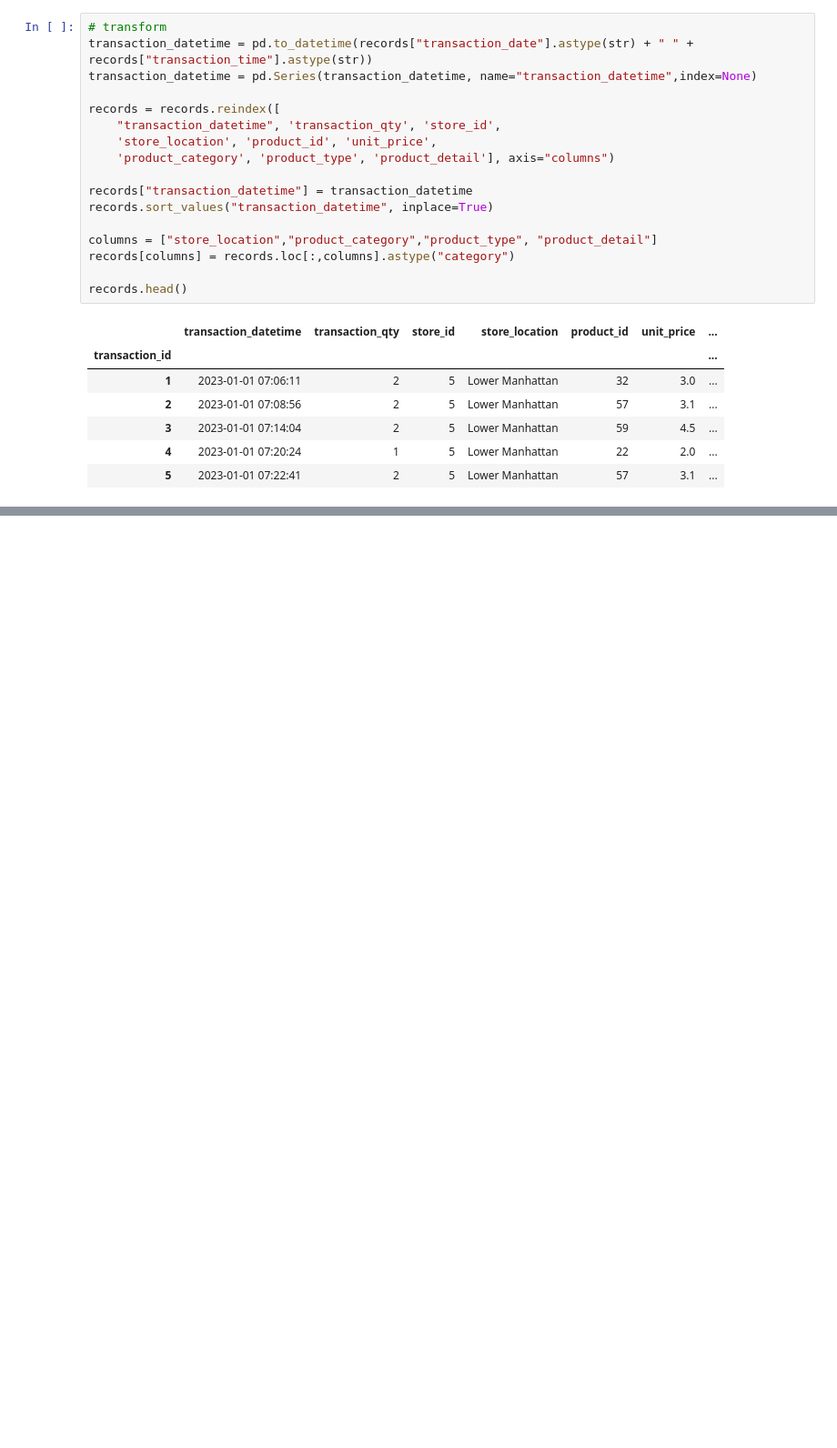
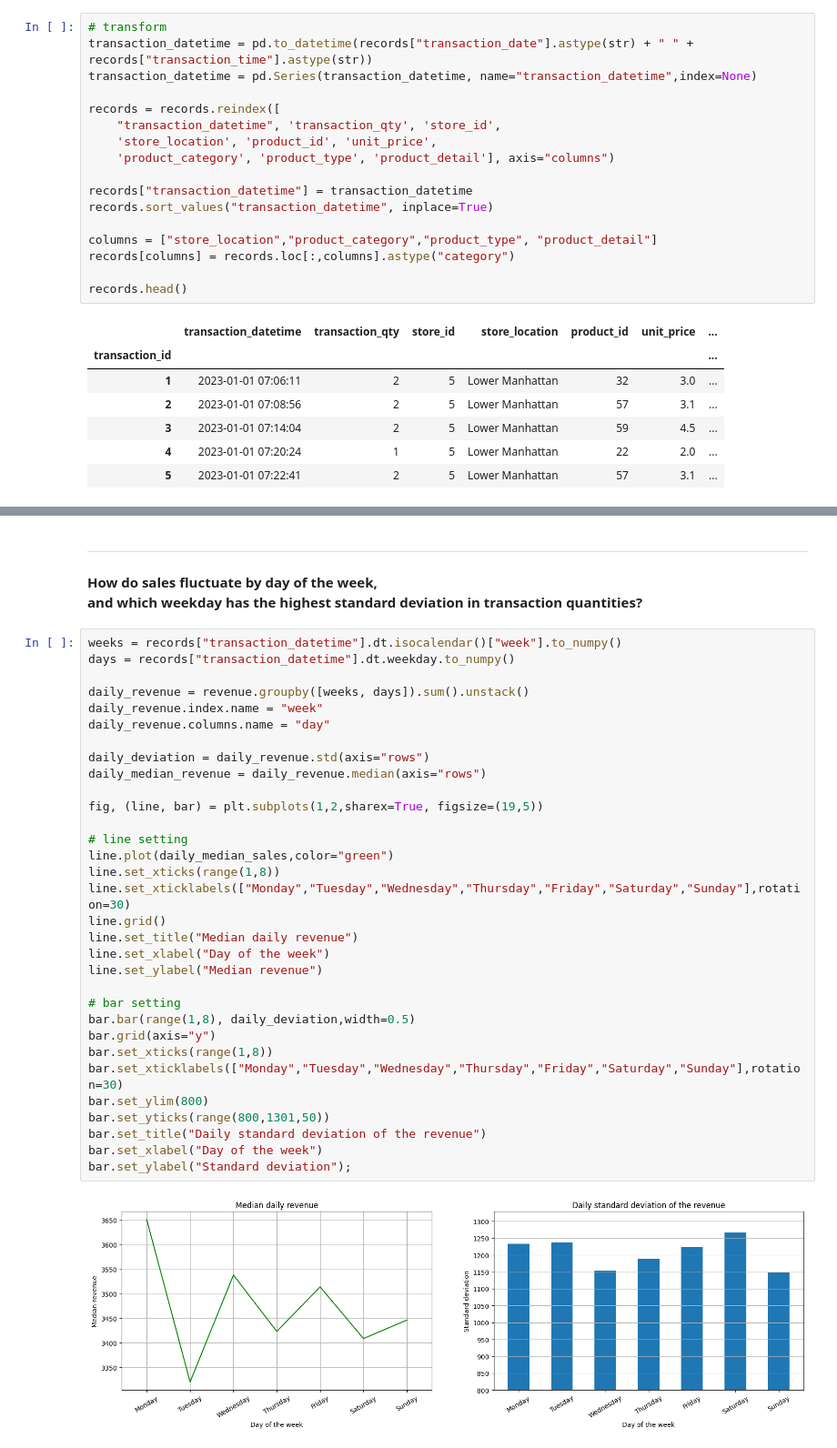
Before and after one commit to Michael-Kornilich/coffee_shop_analysis, a Jupyter notebook: script.ipynb, the cells around one changed output, grey strips where cells are left out. Shown: that part at 91% size. Cells and saved outputs as stored; diff of their text form; blank space fills up the shorter version.

```diff
--- a/script.ipynb
+++ b/script.ipynb
@@ -63,0 +147,38 @@ add
+# %% [markdown]
+---
+**How do sales fluctuate by day of the week,\
+and which weekday has the highest standard deviation in transaction quantities?**
+# %%
+weeks = records["transaction_datetime"].dt.isocalendar()["week"].to_numpy()
+days = records["transaction_datetime"].dt.weekday.to_numpy()
+
+daily_revenue = revenue.groupby([weeks, days]).sum().unstack()
+daily_revenue.index.name = "week"
+daily_revenue.columns.name = "day"
+
+daily_deviation = daily_revenue.std(axis="rows")
+daily_median_revenue = daily_revenue.median(axis="rows")
+
+fig, (line, bar) = plt.subplots(1,2,sharex=True, figsize=(19,5))
+
+# line setting
+line.plot(daily_median_sales,color="green")
+line.set_xticks(range(1,8))
+line.set_xticklabels(["Monday","Tuesday","Wednesday","Thursday","Friday","Saturday","Sunday"],rotation=30)
+line.grid()
+line.set_title("Median daily revenue")
+line.set_xlabel("Day of the week")
+line.set_ylabel("Median revenue")
+
+# bar setting
+bar.bar(range(1,8), daily_deviation,width=0.5)
+bar.grid(axis="y")
+bar.set_xticks(range(1,8))
+bar.set_xticklabels(["Monday","Tuesday","Wednesday","Thursday","Friday","Saturday","Sunday"],rotation=30)
+bar.set_ylim(800)
+bar.set_yticks(range(800,1301,50))
+bar.set_title("Daily standard deviation of the revenue")
+bar.set_xlabel("Day of the week")
+bar.set_ylabel("Standard deviation");
+# %% [output]
+[figure, added]
```
Also changed, not shown: parts of 11 cells of this notebook.
